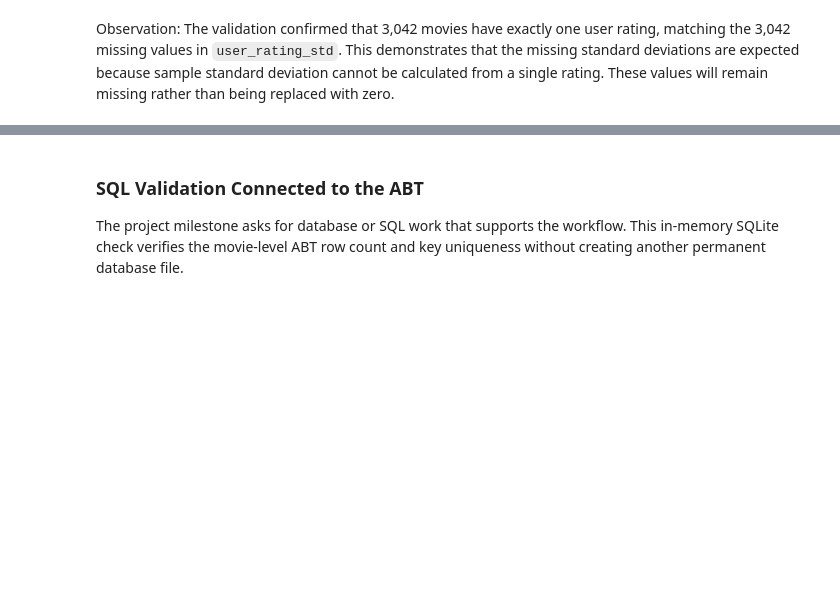
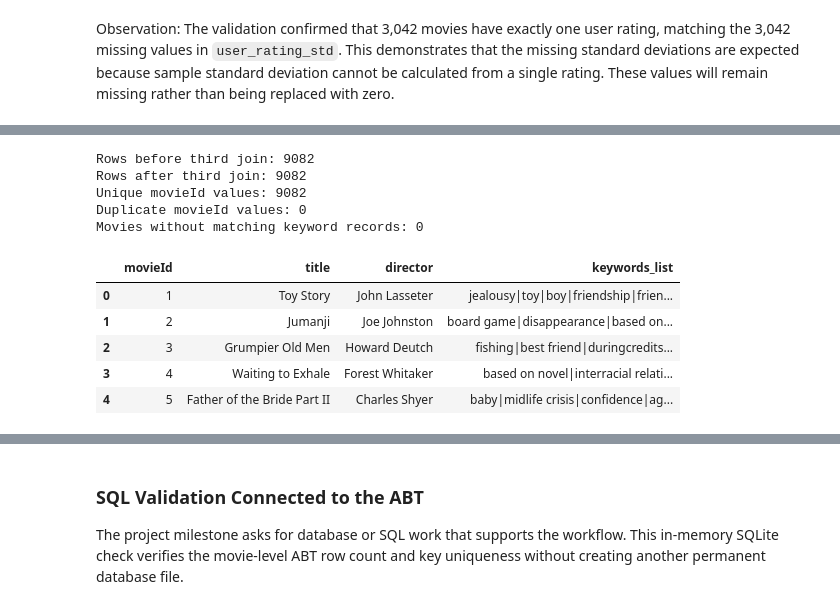
Before and after one commit to kalshaikhli/ban6003-movies-project-Karrar, a Jupyter notebook: notebooks/movies_project_starter.ipynb, the cells around one changed output, grey strips where cells are left out. Drawn from its saved outputs; the diff is of its cells as text; code cells hidden in the pictures; blank space fills up the shorter version.

```diff
--- a/notebooks/movies_project_starter.ipynb
+++ b/notebooks/movies_project_starter.ipynb
@@ -617,0 +687,34 @@ Observation: The validation confirmed that 3,042 movies have exactly one user ra
+# %%
+# Karrar note: Day 3 - Third join (add movie keywords)
+
+abt_step3 = abt_step2.merge(
+    keywords,
+    on="tmdbId",
+    how="left",
+    validate="one_to_one"
+)
+
+# Validate row counts and movieId uniqueness
+print("Rows before third join:", len(abt_step2))
+print("Rows after third join:", len(abt_step3))
+print("Unique movieId values:", abt_step3["movieId"].nunique())
+print("Duplicate movieId values:", abt_step3["movieId"].duplicated().sum())
+
+# Check matching keyword records
+print("Movies without matching keyword records:",
+      (~abt_step3["tmdbId"].isin(keywords["tmdbId"])).sum())
+
+# Display selected columns
+display(abt_step3[["movieId", "title", "director", "keywords_list"]].head())
+# %% [output]
+Rows before third join: 9082
+Rows after third join: 9082
+Unique movieId values: 9082
+Duplicate movieId values: 0
+Movies without matching keyword records: 0
+|  | movieId | title | director | keywords_list |
+| 0 | 1 | Toy Story | John Lasseter | jealousy|toy|boy|friendship|frien... |
+| 1 | 2 | Jumanji | Joe Johnston | board game|disappearance|based on... |
+| 2 | 3 | Grumpier Old Men | Howard Deutch | fishing|best friend|duringcredits... |
+| 3 | 4 | Waiting to Exhale | Forest Whitaker | based on novel|interracial relati... |
+| 4 | 5 | Father of the Bride Part II | Charles Shyer | baby|midlife crisis|confidence|ag... |
```
Also changed, not shown: parts of 8 cells of this notebook.
